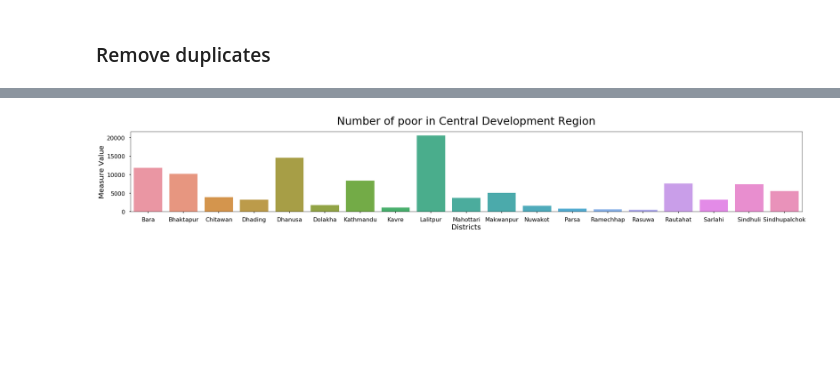
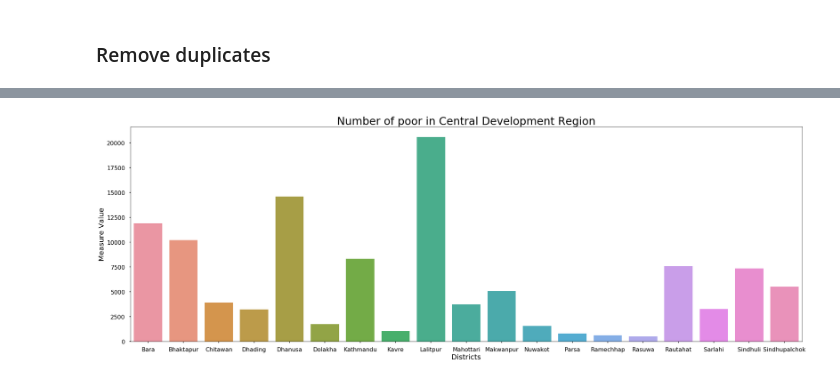
Before and after one commit to PragyanSubedi/Nepalese-dataset-visualization, a Jupyter notebook: District wise Poverty Indicators, 2011/District wise poverty.ipynb, the cells around one changed output, grey strips where cells are left out. Cells and saved outputs as stored; diff of their text form; code cells hidden in the pictures; blank space fills up the shorter version.

Commit message:
Modified chart size

```diff
--- a/District wise Poverty Indicators, 2011/District wise poverty.ipynb
+++ b/District wise Poverty Indicators, 2011/District wise poverty.ipynb
@@ -72,13 +68,12 @@ eastern_df
 # %%
-
-plt.figure(figsize = (28,5))
+plt.figure(figsize = (28,10))
 sns.set_context('poster',font_scale=1,rc={"lines.linewidth": 2.5})
 sns_plot = sns.barplot(x='District Name',y='Measure Values',data=central_df)
 plt.title('Number of poor in Central Development Region', fontsize=30)
 plt.xlabel('Districts',fontsize=20)
 plt.ylabel('Measure Value',fontsize=20)
 plt.tight_layout()
 # %% [output]
-[figure, old version]
+[figure, new version]
 # %%
 fig =sns_plot.get_figure()
```
Also changed, not shown: parts of 4 cells of this notebook, 2 other files.
